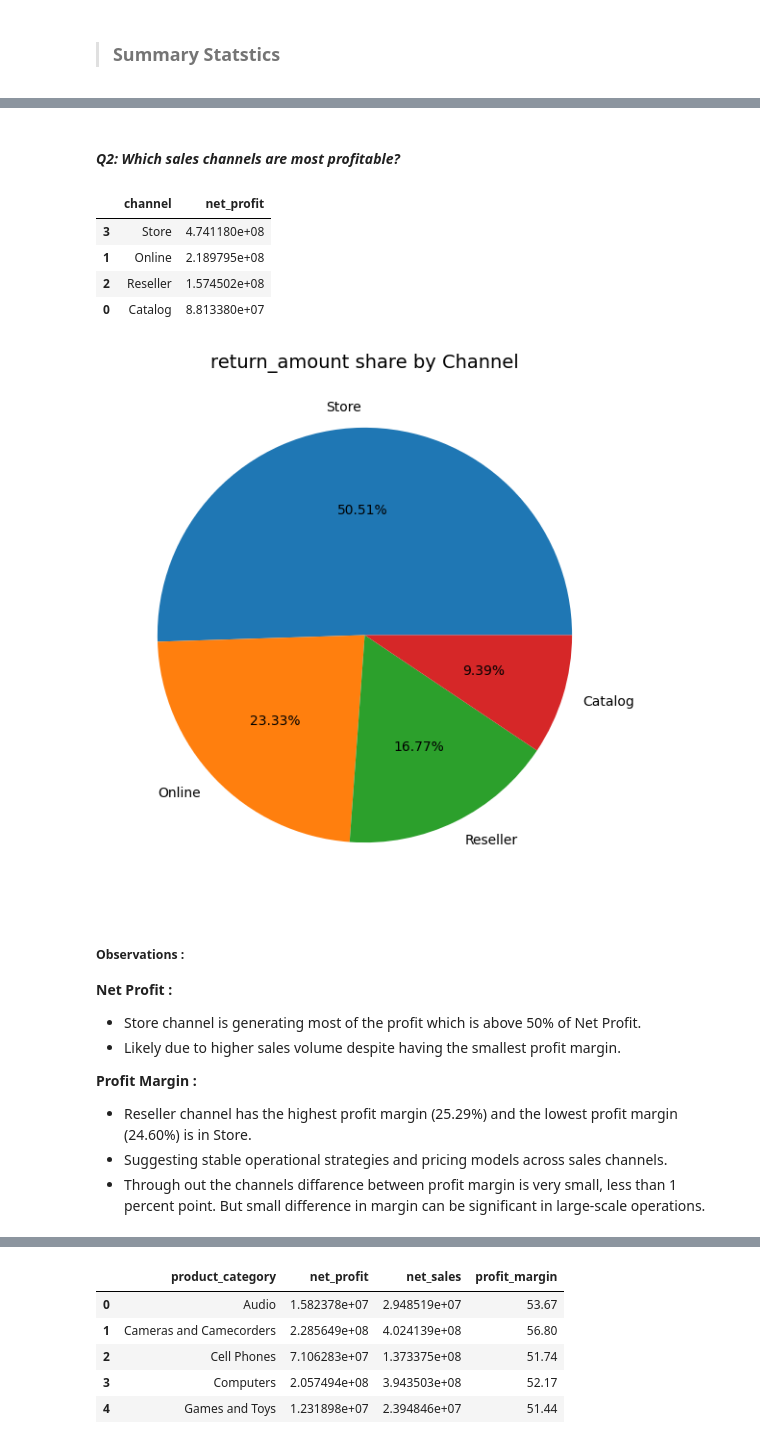
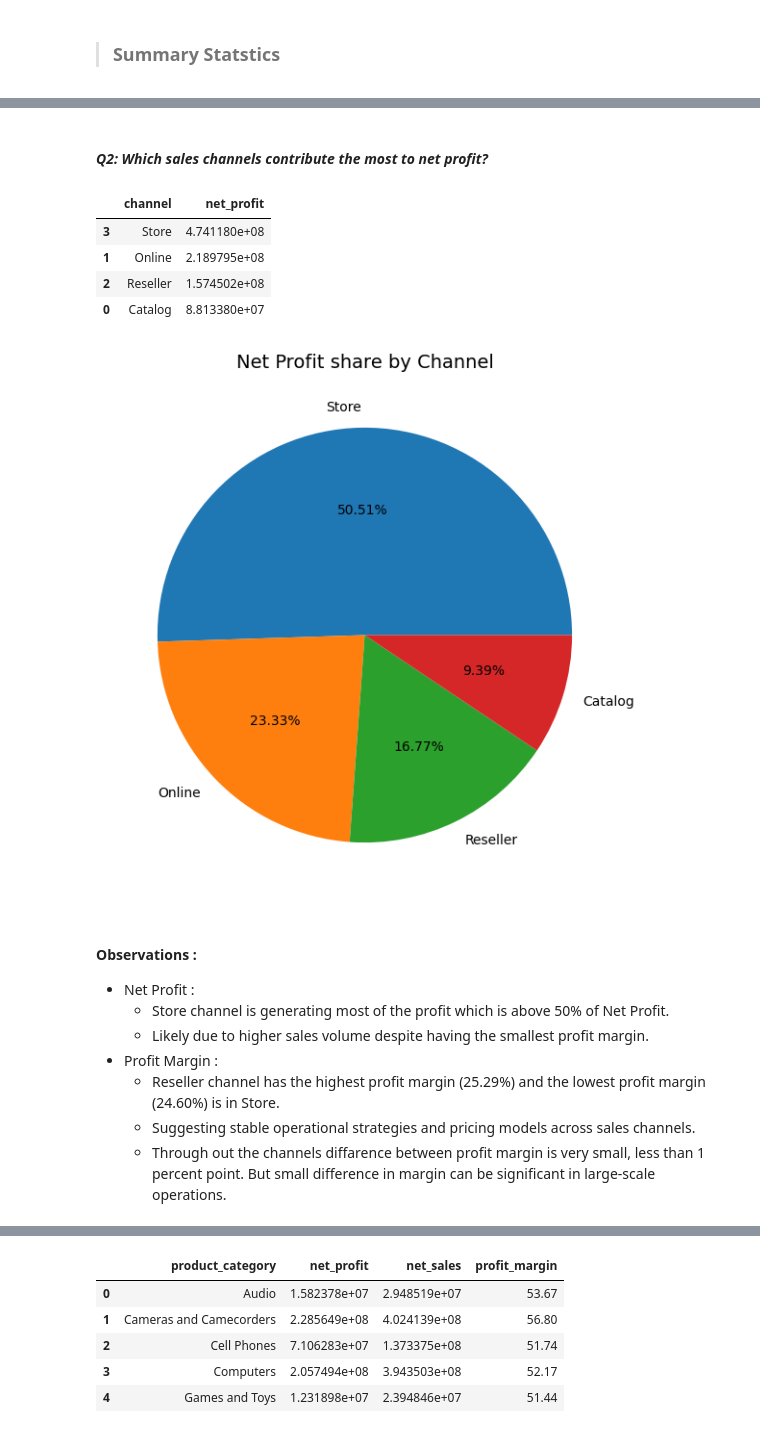
Before and after one commit to hemant4dsci/retail_e-commerce_sales_analytics, a Jupyter notebook: notebooks/02_exploratory_data_analysis.ipynb, the cells around one changed output, grey strips where cells are left out. Saved outputs shown, nothing was run; the diff lists cells and outputs as text; code cells hidden in the pictures.

```diff
--- a/notebooks/02_exploratory_data_analysis.ipynb
+++ b/notebooks/02_exploratory_data_analysis.ipynb
@@ -239,5 +324,5 @@ plt.show()
 # %% [markdown]
-#### *Q2: Which sales channels are most profitable?*
+#### *Q2: Which sales channels contribute the most to net profit?*
 # %%
 # Group by channel, aggregating net profit by sum
 
@@ -259,22 +344,20 @@ group_channel.head()
 # %%
 # Visualizaion of profit proportion for each channel
 
 plt.figure(figsize=(10, 7))
 
 plt.pie(data=group_channel, x="net_profit", labels="channel", autopct="%1.2f%%")
-plt.title(f"{col} share by Channel", fontsize=14)
+plt.title("Net Profit share by Channel", fontsize=14)
 plt.show()
 # %% [output]
-[figure, old version]
+[figure, new version]
 # %% [markdown]
-##### **Observations :**
-
-**Net Profit :**
-- Store channel is generating most of the profit which is above 50% of Net Profit.
-- Likely due to higher sales volume despite having the smallest profit margin.
-
-**Profit Margin :**
-- Reseller channel has the highest profit margin (25.29%) and the lowest profit margin (24.60%) is in Store.
-- Suggesting stable operational strategies and pricing models across sales channels.
-- Through out the channels diffarence between profit margin is very small, less than 1 percent point. But small difference in margin can be significant in large-scale operations.
+#### Observations :
++ Net Profit :
+    - Store channel is generating most of the profit which is above 50% of Net Profit.
+    - Likely due to higher sales volume despite having the smallest profit margin.
++ Profit Margin :
+    - Reseller channel has the highest profit margin (25.29%) and the lowest profit margin (24.60%) is in Store.
+    - Suggesting stable operational strategies and pricing models across sales channels.
+    - Through out the channels diffarence between profit margin is very small, less than 1 percent point. But small difference in margin can be significant in large-scale operations.
 # %% [markdown]
```
Also changed, not shown: parts of 42 cells of this notebook.
